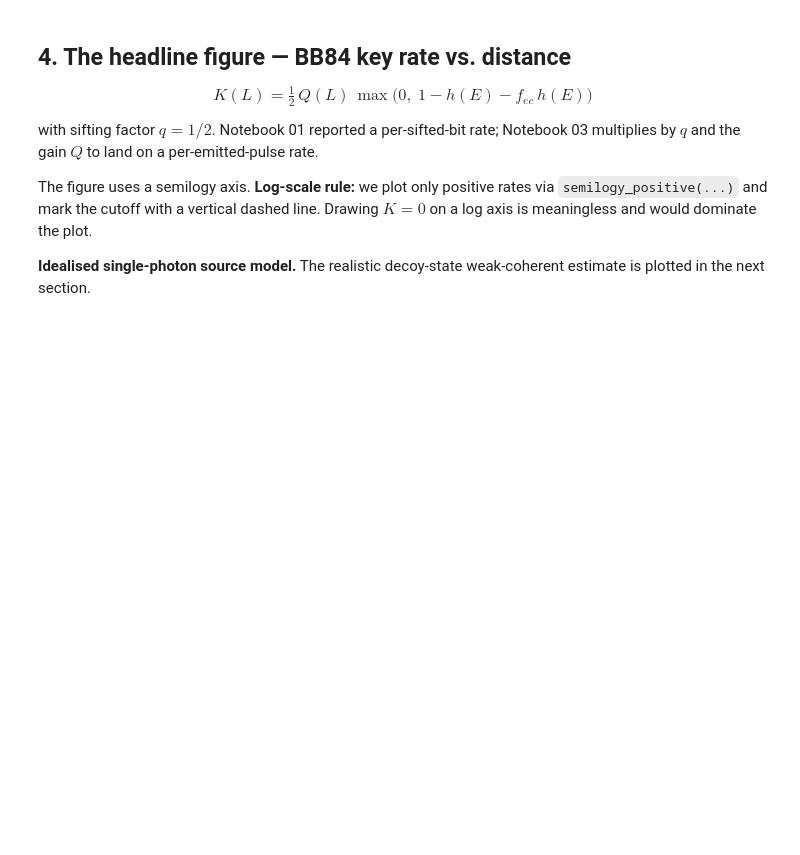
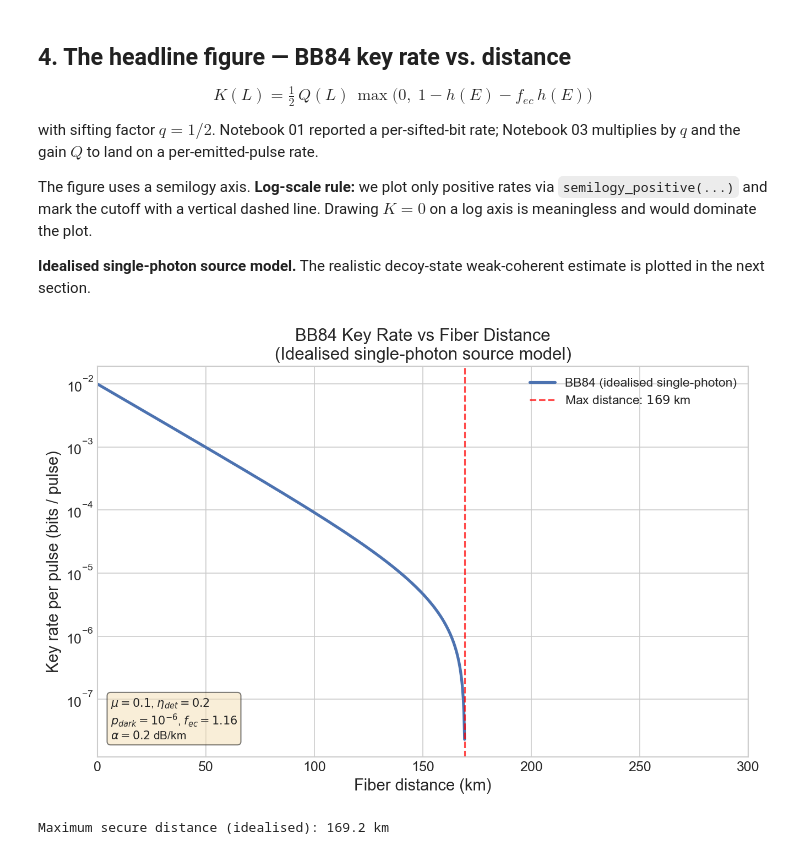
Before and after one commit to abbas-ahmad-cowlar/qkd-protocol-simulator, a Jupyter notebook: notebooks/03_fiber_channel.ipynb, the cells around one changed output. Cells and saved outputs as stored; diff of their text form; code cells hidden in the pictures; blank space fills up the shorter version.

Commit message:
Add 03 fiber channel code cell 10

```diff
--- a/notebooks/03_fiber_channel.ipynb
+++ b/notebooks/03_fiber_channel.ipynb
@@ -148,3 +148,42 @@ with sifting factor $q = 1/2$. Notebook 01 reported a per-sifted-bit rate; Noteb
 The figure uses a semilogy axis. **Log-scale rule:** we plot only positive rates via `semilogy_positive(...)` and mark the cutoff with a vertical dashed line. Drawing $K = 0$ on a log axis is meaningless and would dominate the plot.
 
 **Idealised single-photon source model.** The realistic decoy-state weak-coherent estimate is plotted in the next section.
+# %%
+rates = bb84_key_rate(L_dense)
+positive = rates > 0
+if positive.all():
+    L_max = float(L_dense[-1])
+else:
+    cutoff_idx = int(np.where(~positive)[0][0])
+    L_max = float(L_dense[cutoff_idx - 1])
+
+fig, ax = plt.subplots(figsize=(9, 6))
+semilogy_positive(
+    ax, L_dense, rates, '-', color='#4C72B0', linewidth=2.5,
+    label='BB84 (idealised single-photon)',
+)
+ax.axvline(L_max, color='red', linestyle='--', alpha=0.7, linewidth=1.5,
+           label=fr'Max distance: ${L_max:.0f}$ km')
+ax.set_xlabel('Fiber distance (km)', fontsize=14)
+ax.set_ylabel('Key rate per pulse (bits / pulse)', fontsize=14)
+ax.set_title('BB84 Key Rate vs Fiber Distance\n'
+             r'(Idealised single-photon source model)', fontsize=15)
+ax.legend(fontsize=11, loc='upper right')
+param_text = (
+    r'$\mu = 0.1$, $\eta_{det} = 0.2$' + '\n'
+    r'$p_{dark} = 10^{-6}$, $f_{ec} = 1.16$' + '\n'
+    r'$\alpha = 0.2$ dB/km'
+)
+ax.text(0.02, 0.04, param_text, transform=ax.transAxes,
+        fontsize=10, verticalalignment='bottom',
+        bbox=dict(boxstyle='round', facecolor='wheat', alpha=0.5))
+ax.set_xlim(0, 300)
+plt.tight_layout()
+plt.savefig(FIG_DIR / 'bb84_key_rate_distance.png', dpi=300,
+            bbox_inches='tight')
+plt.show()
+
+print(f'Maximum secure distance (idealised): {L_max:.1f} km')
+# %% [output]
+[figure, added]
+Maximum secure distance (idealised): 169.2 km
```
